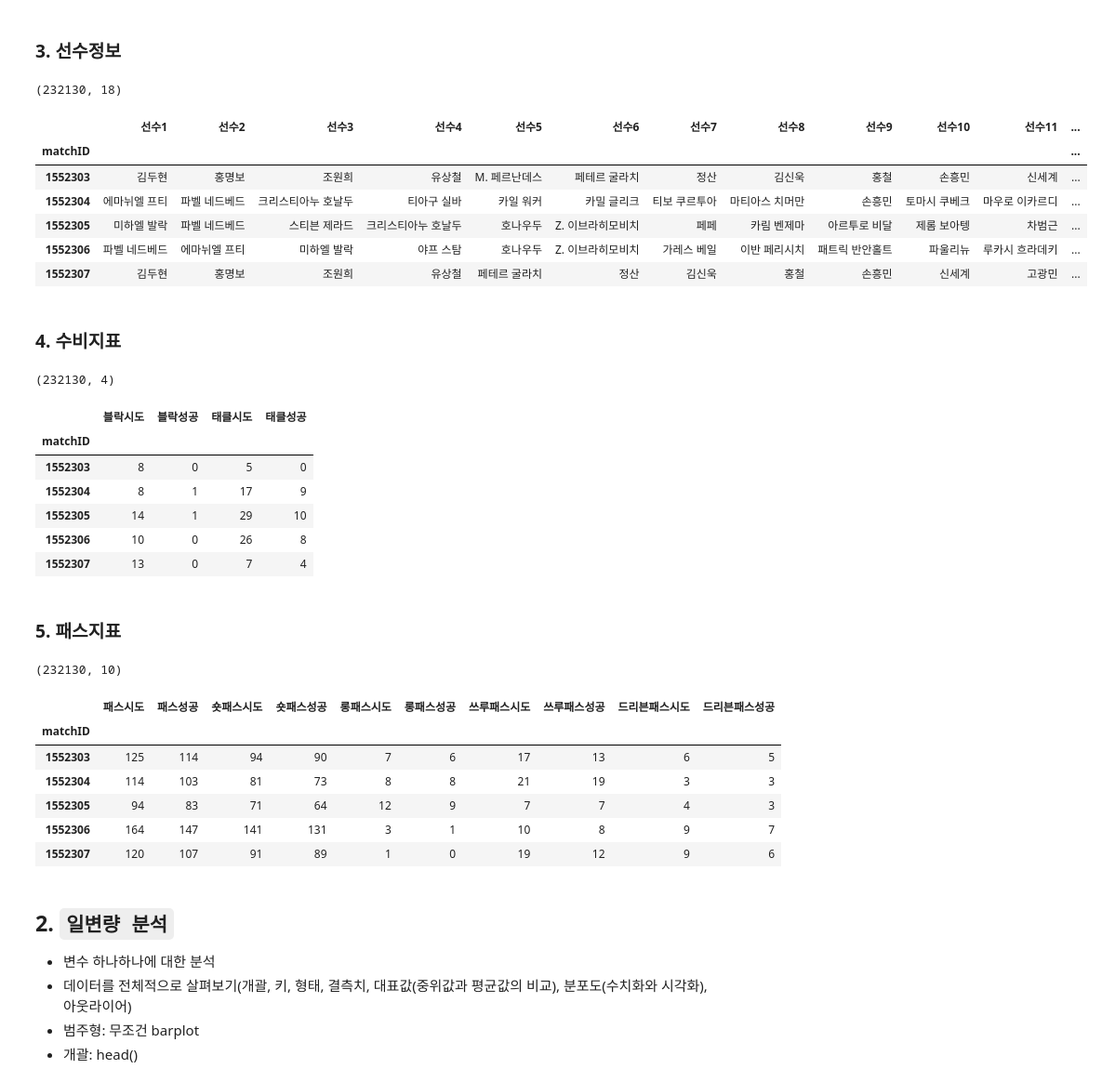
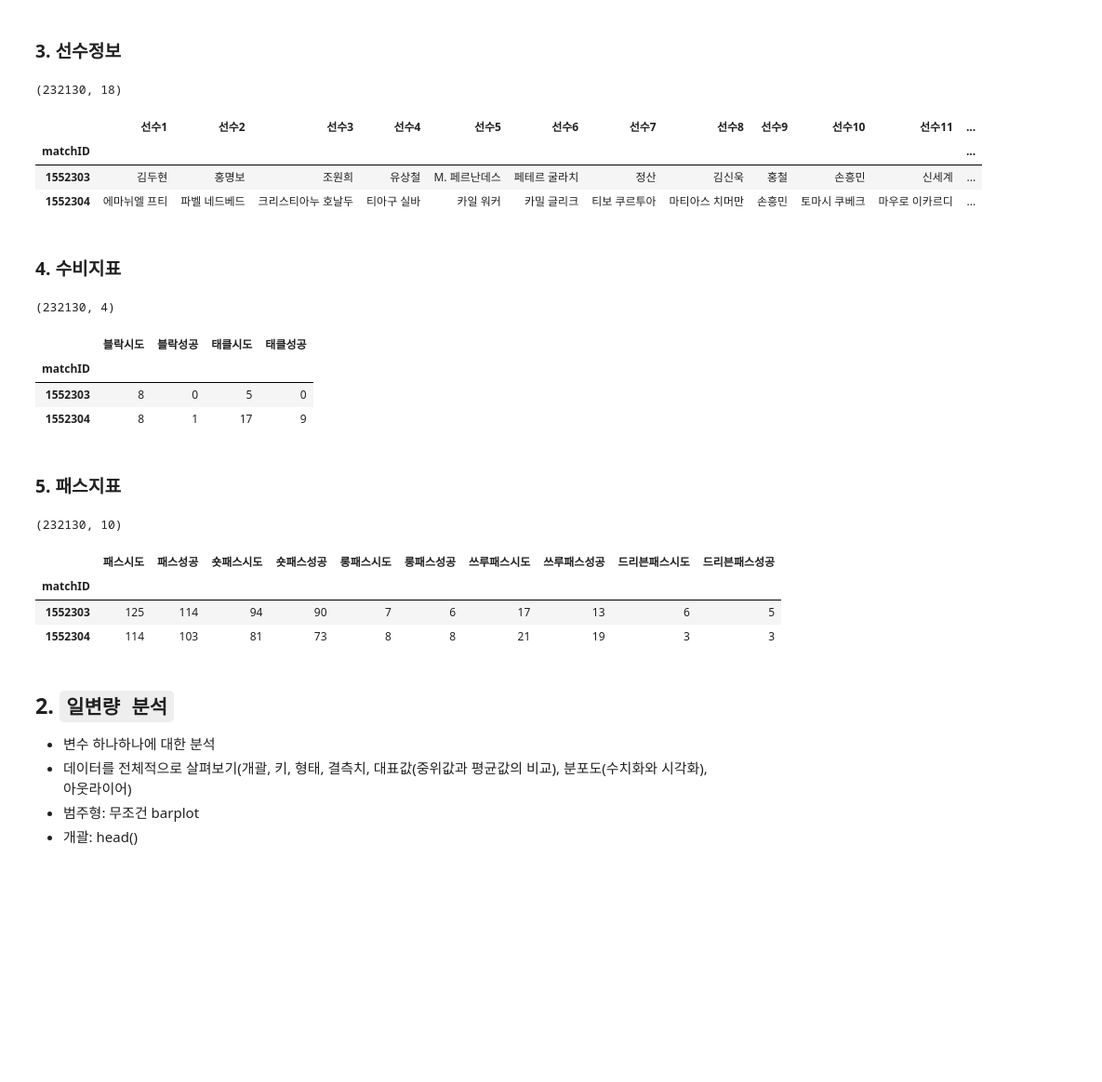
Before and after one commit to chaeeun415/fifa_online_4, a Jupyter notebook: 피파온라인4_EDA_박채은.ipynb, the cells around one changed output. Shown at 93% size. Drawn from its saved outputs; the diff is of its cells as text; code cells hidden in the pictures; blank space fills up the shorter version.

```diff
--- a/피파온라인4_EDA_박채은.ipynb
+++ b/피파온라인4_EDA_박채은.ipynb
@@ -100,46 +93,37 @@ Name: 날짜, Length: 232130, dtype: object
 # %%
 player_data = pd.read_csv(r"D:\대학 활동\진로\학회\dsl\21-1\피파온라인4\선수정보.csv", index_col=0)
 print(player_data.shape)
-player_data.head()
+player_data.head(2)
 # %% [output]
 (232130, 18)
 |  | 선수1 | 선수2 | 선수3 | 선수4 | 선수5 | 선수6 | 선수7 | 선수8 | 선수9 | 선수10 | 선수11 | ... |
 | matchID |  |  |  |  |  |  |  |  |  |  |  | ... |
 | 1552303 | 김두현 | 홍명보 | 조원희 | 유상철 | M. 페르난데스 | 페테르 굴라치 | 정산 | 김신욱 | 홍철 | 손흥민 | 신세계 | ... |
 | 1552304 | 에마뉘엘 프티 | 파벨 네드베드 | 크리스티아누 호날두 | 티아구 실바 | 카일 워커 | 카밀 글리크 | 티보 쿠르투아 | 마티아스 치머만 | 손흥민 | 토마시 쿠베크 | 마우로 이카르디 | ... |
-| 1552305 | 미하엘 발락 | 파벨 네드베드 | 스티븐 제라드 | 크리스티아누 호날두 | 호나우두 | Z. 이브라히모비치 | 페페 | 카림 벤제마 | 아르투로 비달 | 제롬 보아텡 | 차범근 | ... |
-| 1552306 | 파벨 네드베드 | 에마뉘엘 프티 | 미하엘 발락 | 야프 스탐 | 호나우두 | Z. 이브라히모비치 | 가레스 베일 | 이반 페리시치 | 패트릭 반안홀트 | 파울리뉴 | 루카시 흐라데키 | ... |
-| 1552307 | 김두현 | 홍명보 | 조원희 | 유상철 | 페테르 굴라치 | 정산 | 김신욱 | 홍철 | 손흥민 | 신세계 | 고광민 | ... |
 # %% [markdown]
 ### 4. 수비지표
 # %%
 defence_data = pd.read_csv(r"D:\대학 활동\진로\학회\dsl\21-1\피파온라인4\수비지표.csv", index_col=0)
 print(defence_data.shape)
-defence_data.head()
+defence_data.head(2)
 # %% [output]
 (232130, 4)
 |  | 블락시도 | 블락성공 | 태클시도 | 태클성공 |
 | matchID |  |  |  |  |
 | 1552303 | 8 | 0 | 5 | 0 |
 | 1552304 | 8 | 1 | 17 | 9 |
-| 1552305 | 14 | 1 | 29 | 10 |
-| 1552306 | 10 | 0 | 26 | 8 |
-| 1552307 | 13 | 0 | 7 | 4 |
 # %% [markdown]
 ### 5. 패스지표
 # %%
 pass_data = pd.read_csv(r"D:\대학 활동\진로\학회\dsl\21-1\피파온라인4\패스지표.csv", index_col=0)
 print(pass_data.shape)
-pass_data.head()
+pass_data.head(2)
 # %% [output]
 (232130, 10)
 |  | 패스시도 | 패스성공 | 숏패스시도 | 숏패스성공 | 롱패스시도 | 롱패스성공 | 쓰루패스시도 | 쓰루패스성공 | 드리븐패스시도 | 드리븐패스성공 |
 | matchID |  |  |  |  |  |  |  |  |  |  |
 | 1552303 | 125 | 114 | 94 | 90 | 7 | 6 | 17 | 13 | 6 | 5 |
 | 1552304 | 114 | 103 | 81 | 73 | 8 | 8 | 21 | 19 | 3 | 3 |
-| 1552305 | 94 | 83 | 71 | 64 | 12 | 9 | 7 | 7 | 4 | 3 |
-| 1552306 | 164 | 147 | 141 | 131 | 3 | 1 | 10 | 8 | 9 | 7 |
-| 1552307 | 120 | 107 | 91 | 89 | 1 | 0 | 19 | 12 | 9 | 6 |
 # %% [markdown]
 ## 2. `일변량 분석`
 - 변수 하나하나에 대한 분석
```
Also changed, not shown: parts of 28 cells of this notebook.
